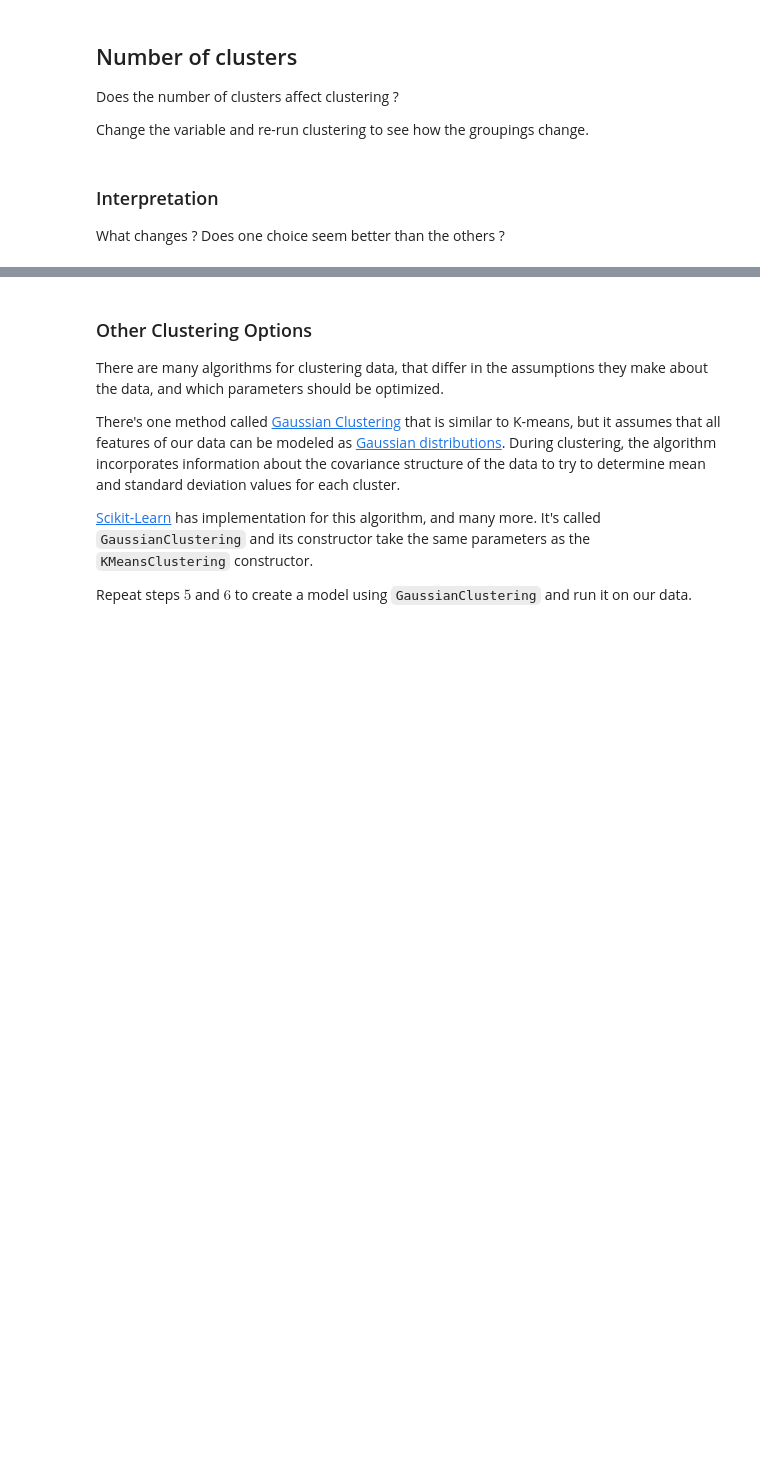
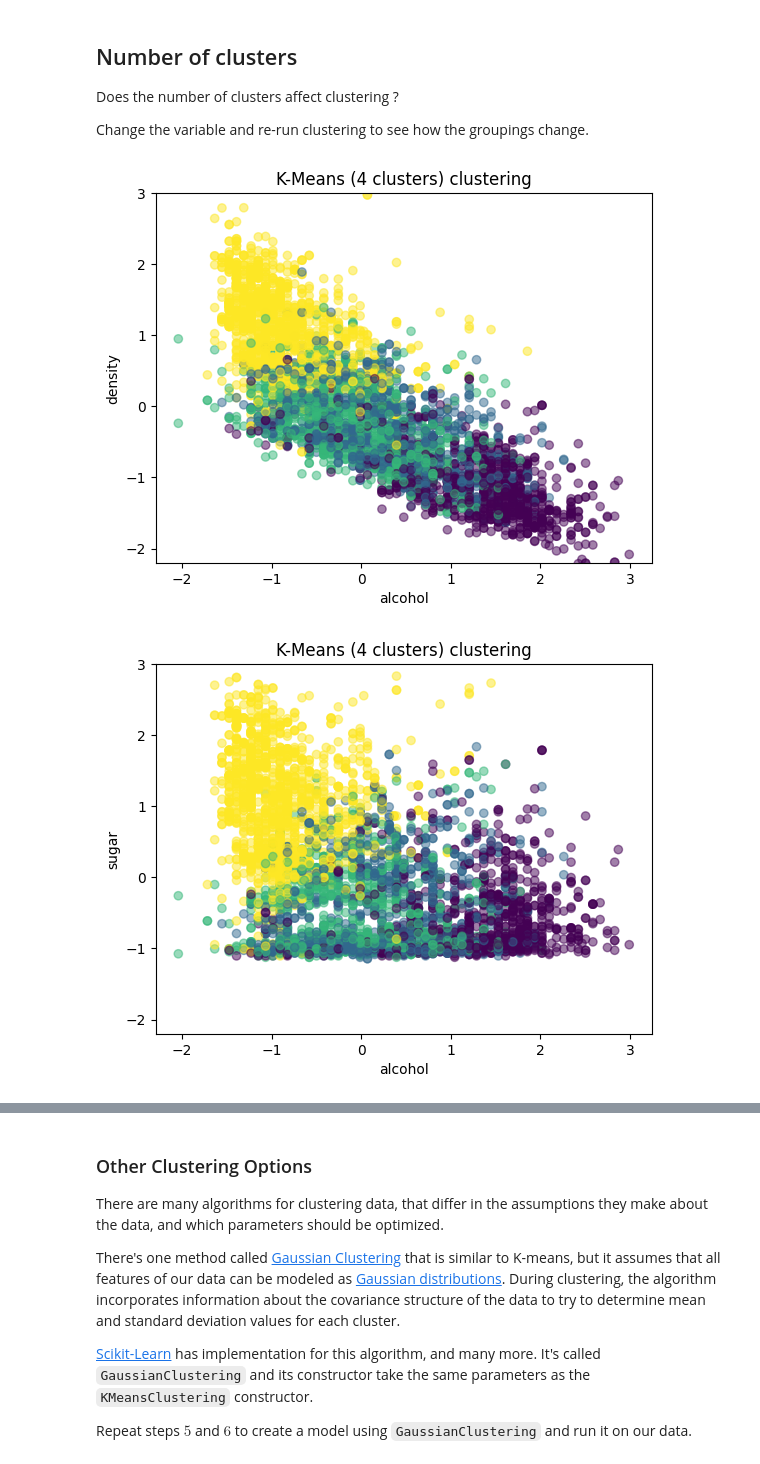
Before and after one commit to DT-ML-FA25/WK09, a Jupyter notebook: WK09.ipynb, the cells around one changed output, grey strips where cells are left out. Drawn from its saved outputs; the diff is of its cells as text; code cells hidden in the pictures; blank space fills up the shorter version.

```diff
--- a/WK09.ipynb
+++ b/WK09.ipynb
@@ -338,4 +418,14 @@ Change the variable and re-run clustering to see how the groupings change.
-# %% [markdown]
-### Interpretation
-
-What changes ? Does one choice seem better than the others ?
+# %%
+# Change number of clusters
+n_clusters = 4
+
+# Re-run clustering
+km_model = KMeans(n_clusters=n_clusters, random_state=1010)
+km_predicted = km_model.fit_predict(features)
+
+#
+# Re-plot or explore results
+plot_clusters(features, ["alcohol", "density", "sugar"], km_predicted, f"K-Means ({n_clusters} clusters)")
+# %% [output]
+[figure, added]
+[figure, added]
```
Also changed, not shown: parts of 20 cells of this notebook.
